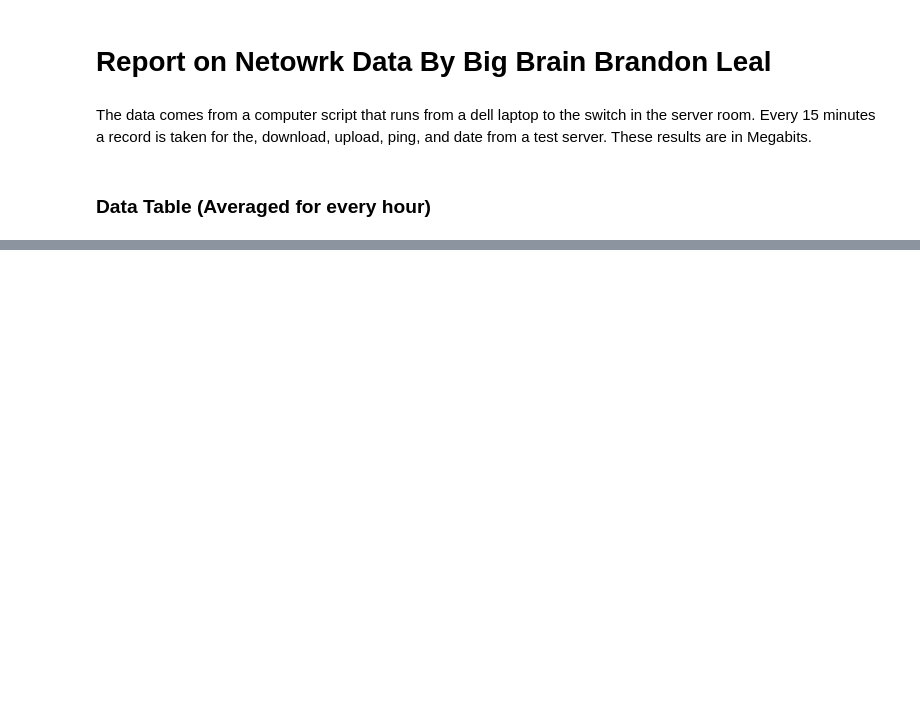
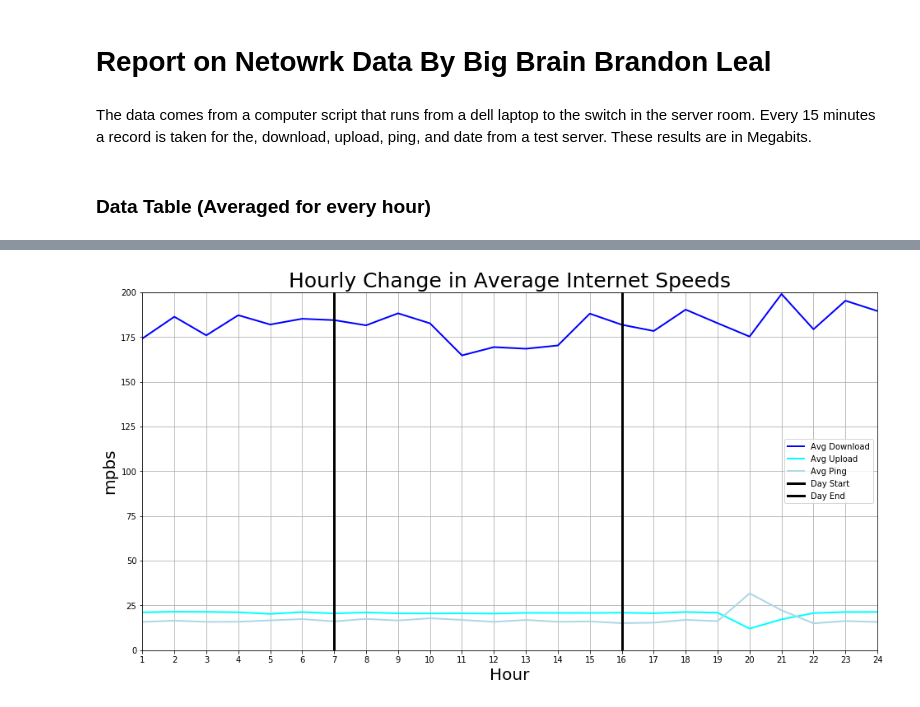
Before and after one commit to FunFighter/Network-Records, a Jupyter notebook: DataCleaning.ipynb, the cells around one changed output, grey strips where cells are left out. Cells and saved outputs as stored; diff of their text form; code cells hidden in the pictures; blank space fills up the shorter version.

```diff
--- a/DataCleaning.ipynb
+++ b/DataCleaning.ipynb
@@ -185,0 +236,59 @@ plt.show()
+# %%
+hourly_avg_df = sorted_df.reset_index().groupby('Hour').mean()
+hourly_avg_df = hourly_avg_df.reset_index().drop(columns='Day')
+#correct for 12 pm by adding +1
+hourly_avg_df['Hour'] = hourly_avg_df['Hour'] +1
+# %%
+fig, ax = plt.subplots(figsize=(16, 8))
+
+download_avg = hourly_avg_df['download']
+upload_avg = hourly_avg_df['upload']
+ping_avg = hourly_avg_df['ping']
+date_avg = hourly_avg_df['Hour']
+
+downavg = ax.plot(date_avg,
+                download_avg,
+                linewidth=2,
+                color='blue',
+                label='Avg Download')
+
+uploadavg = ax.plot(date_avg,
+                    upload_avg,
+                    color='aqua',
+                    linewidth=2,
+                    label='Avg Upload')
+
+pingavg = ax.plot(date_avg,
+                ping_avg,
+                color='lightblue',
+                linewidth=2,
+                label='Avg Ping')
+
+
+
+sales_start = ax.plot([7,7],[1,200],
+                        color='black',
+                        linewidth=3,
+                        label='Day Start')
+
+sales_end = ax.plot([16,16],[1,200],
+                    color='black',
+                    linewidth=3,
+                    label='Day End')
+
+plt.legend()
+plt.xlim(1,24)
+plt.ylim(0,200)
+plt.title('Hourly Change in Average Internet Speeds',fontsize=25)
+plt.ylabel('mpbs',fontsize=20)
+plt.xlabel('Hour',fontsize=20)
+plt.grid(True)
+
+# for label in ax.xaxis.get_ticklabels()[::2]:
+#     label.set_visible(False)
+plt.xticks(list(range(1,25)))
+
+plt.savefig('Hourly Change Average Speeds.png',dpi=600 ,quality=95)
+plt.show()
+# %% [output]
+[figure, added]
```
Also changed, not shown: parts of 8 cells of this notebook, 3 other files.
